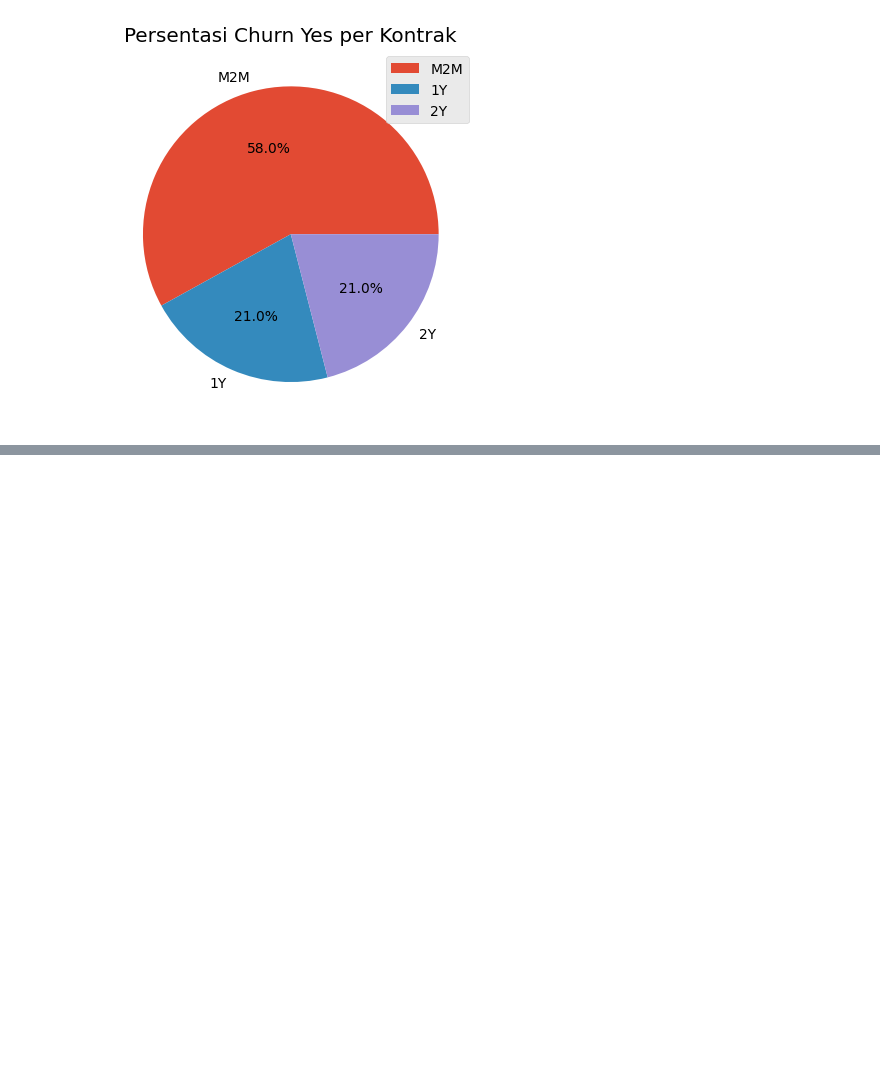
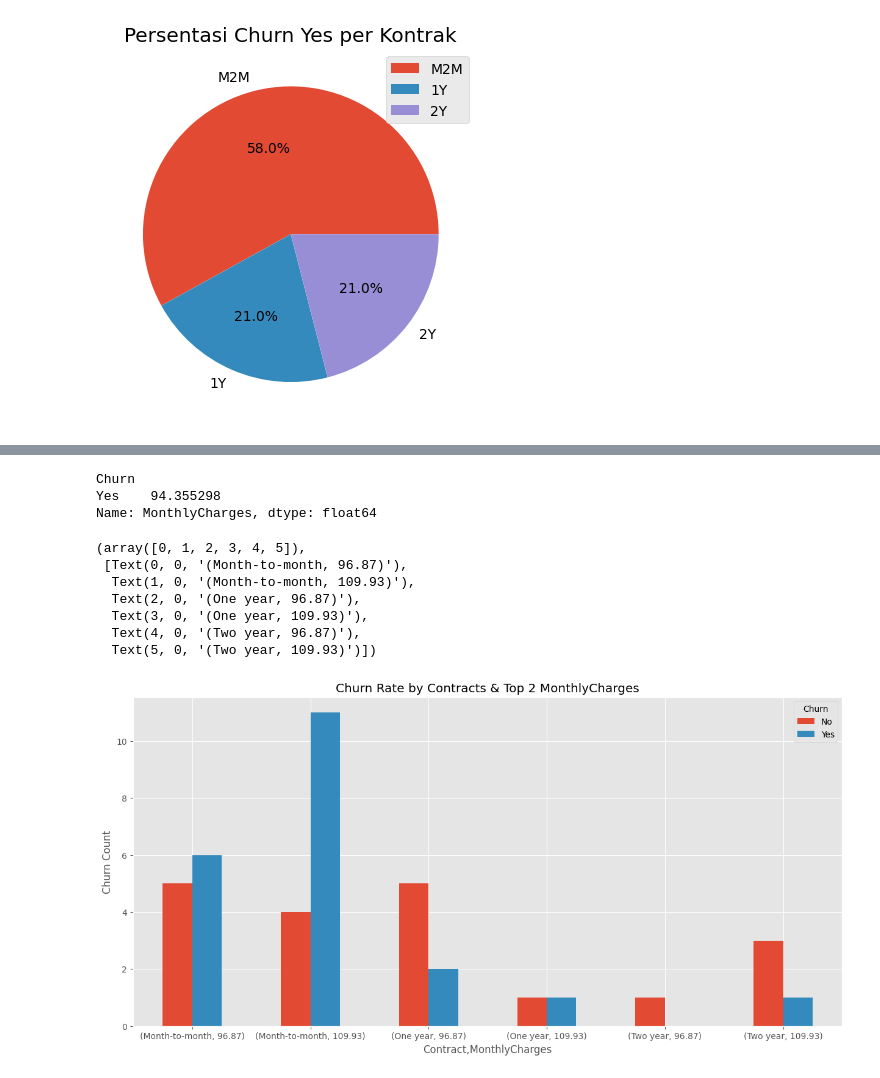
Before and after one commit to DiandraRifqiM/Telco-Churn-Risk-Analytics, a Jupyter notebook: notebooks/eda.ipynb, the cells around one changed output, grey strips where cells are left out. Drawn from its saved outputs; the diff is of its cells as text; code cells hidden in the pictures; blank space fills up the shorter version.

```diff
--- a/notebooks/eda.ipynb
+++ b/notebooks/eda.ipynb
@@ -102,0 +119,26 @@ Dari data diatas, menurut saya kemungkinan potensi churn pada customer bisa jadi
+# %%
+churnMonthly = telco_df[telco_df["Churn"]=="Yes"].groupby("Churn")["MonthlyCharges"].mean()
+churnMonthly
+# %% [output]
+Churn
+Yes    94.355298
+Name: MonthlyCharges, dtype: float64
+# %%
+top_monthly = telco_df["MonthlyCharges"].value_counts().head(2).index
+churnContractMonthly2 = telco_df.groupby(["Contract","Churn"])["MonthlyCharges"].median().unstack()
+
+churnContractMonthly3 = telco_df[telco_df["MonthlyCharges"].isin(top_monthly)].groupby(["Contract", "MonthlyCharges"])["Churn"].value_counts().unstack(fill_value=0)
+churnContractMonthly3.plot(kind="bar",
+                           figsize=(15,7),
+                           title="Churn Rate by Contracts & Top 2 MonthlyCharges",
+                           ylabel="Churn Count")
+plt.xticks(rotation=0)
+# %% [output]
+(array([0, 1, 2, 3, 4, 5]),
+ [Text(0, 0, '(Month-to-month, 96.87)'),
+  Text(1, 0, '(Month-to-month, 109.93)'),
+  Text(2, 0, '(One year, 96.87)'),
+  Text(3, 0, '(One year, 109.93)'),
+  Text(4, 0, '(Two year, 96.87)'),
+  Text(5, 0, '(Two year, 109.93)')])
+[figure, added]
```
Also changed, not shown: parts of 8 cells of this notebook.
